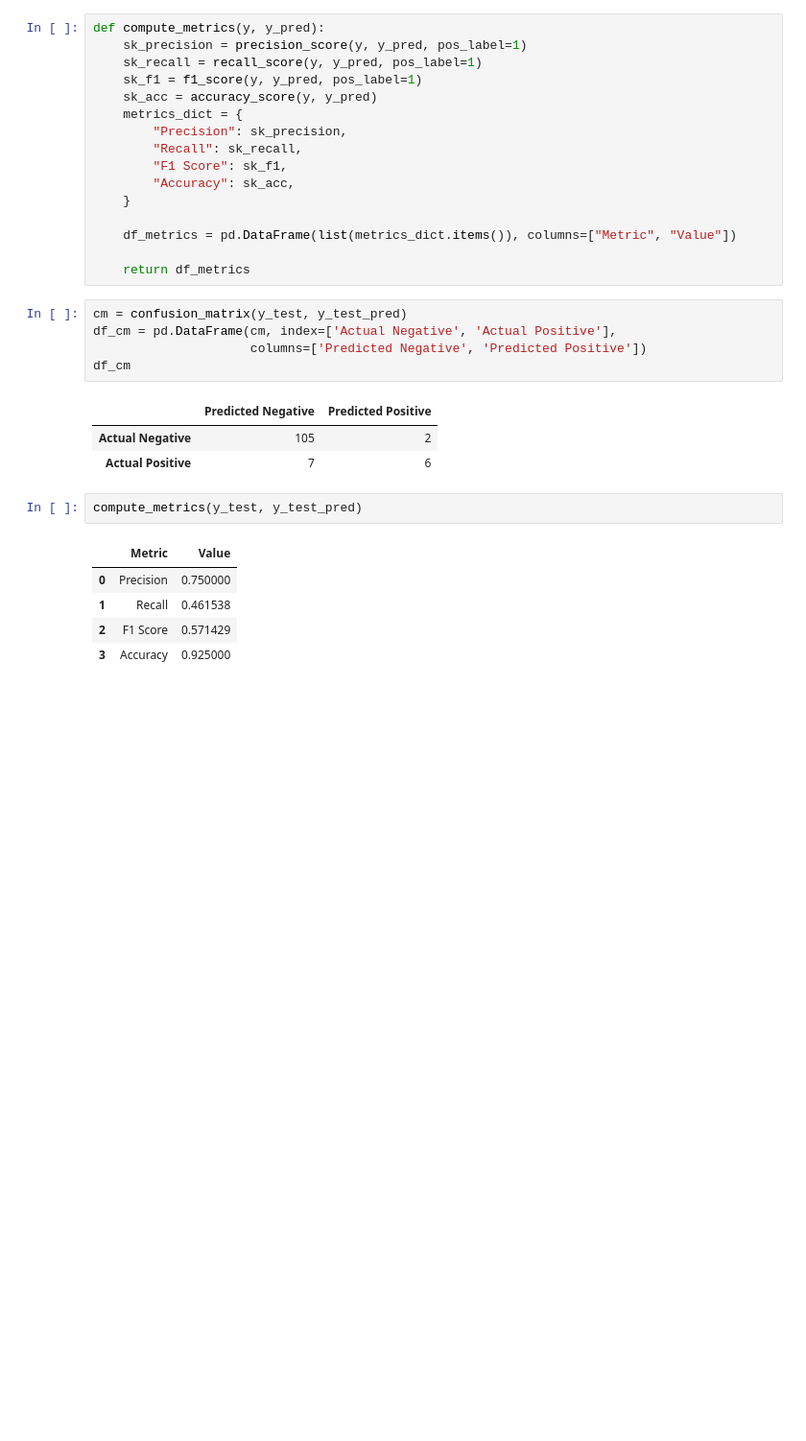
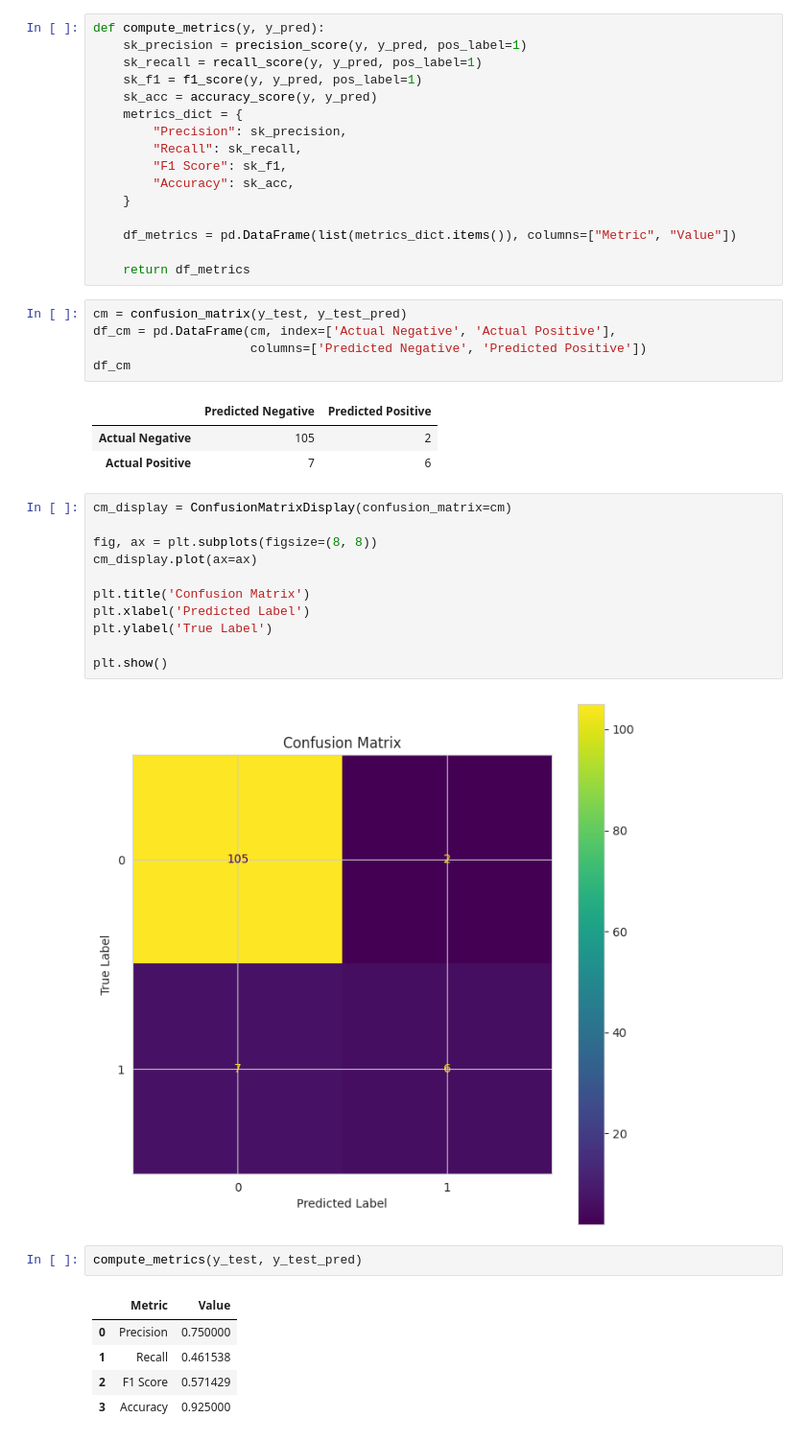
Before and after one commit to VovaGrig/BI-ml-2024, a Jupyter notebook: lecture_2_linmodels_GD/homework/Linear_models.ipynb, the cells around one changed output. Shown at 96% size. Drawn from its saved outputs; the diff is of its cells as text; blank space fills up the shorter version.

```diff
--- a/lecture_2_linmodels_GD/homework/Linear_models.ipynb
+++ b/lecture_2_linmodels_GD/homework/Linear_models.ipynb
@@ -846,6 +838,19 @@ df_cm
 |  | Predicted Negative | Predicted Positive |
 | Actual Negative | 105 | 2 |
 | Actual Positive | 7 | 6 |
+# %%
+cm_display = ConfusionMatrixDisplay(confusion_matrix=cm)
+
+fig, ax = plt.subplots(figsize=(8, 8))
+cm_display.plot(ax=ax)
+
+plt.title('Confusion Matrix')
+plt.xlabel('Predicted Label')
+plt.ylabel('True Label')
+
+plt.show()
+# %% [output]
+[figure, added]
 # %%
 compute_metrics(y_test, y_test_pred)
 # %% [output]
```
Also changed, not shown: parts of 12 cells of this notebook.
